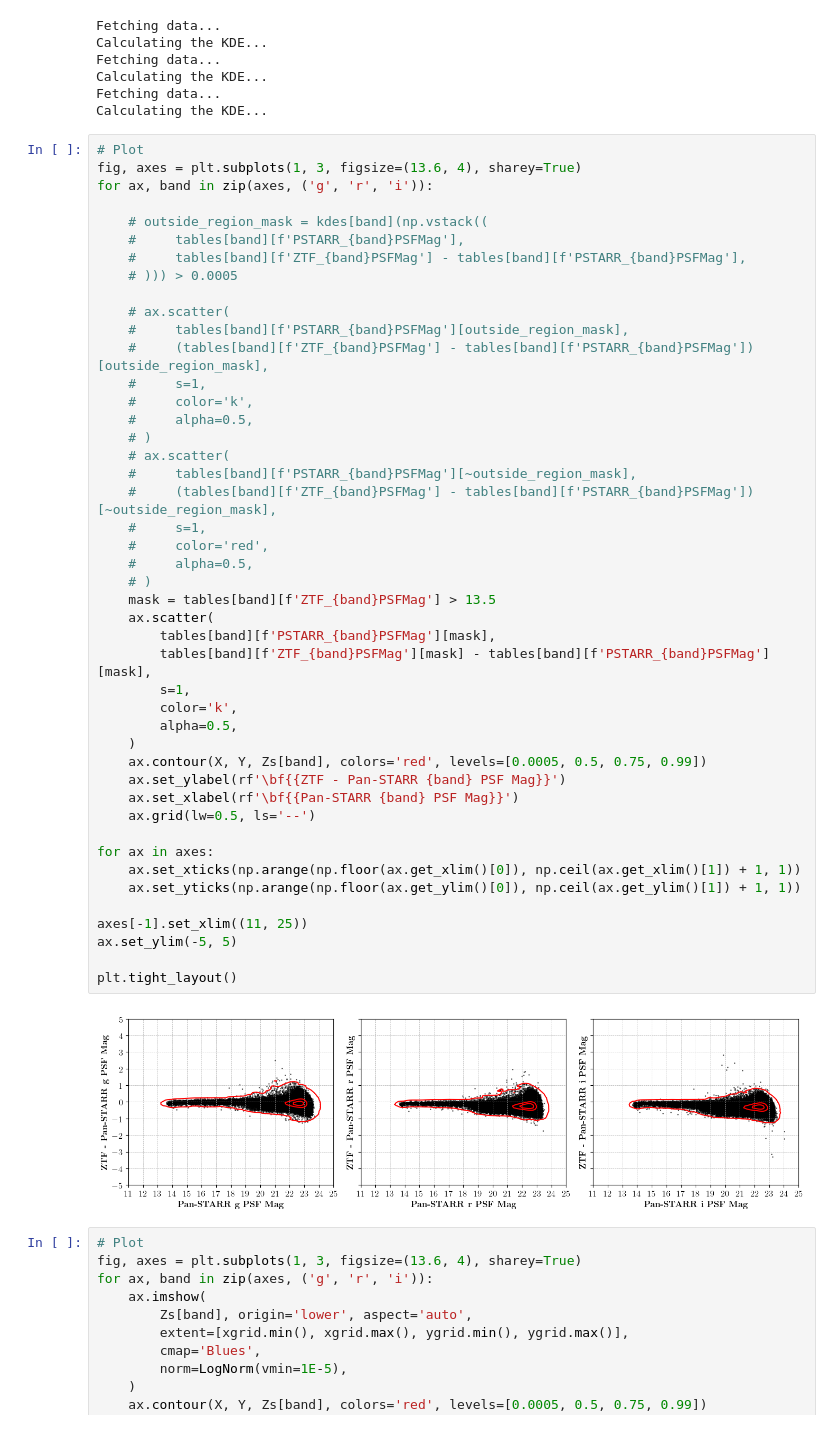
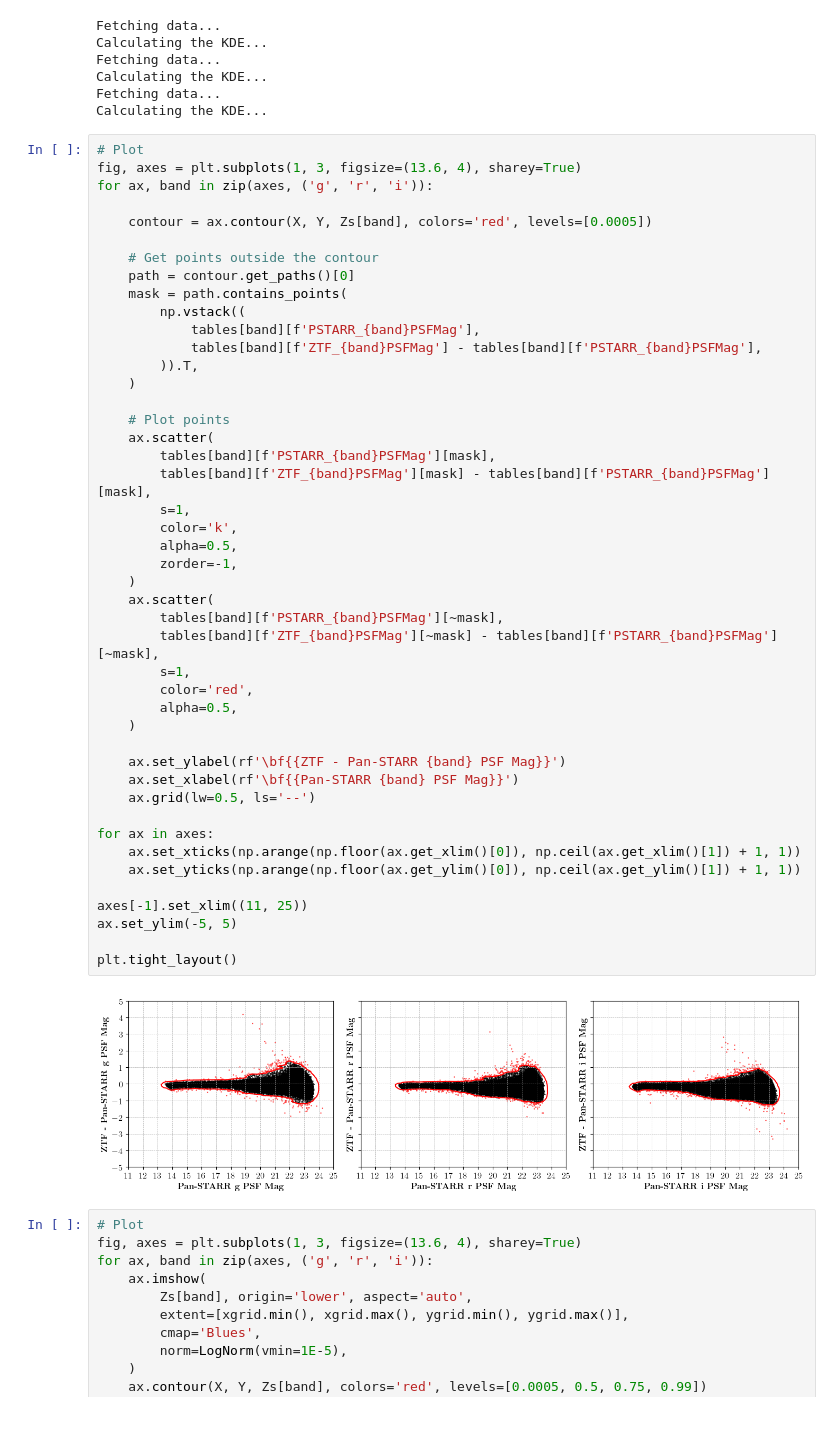
Before and after one commit to Adam-Boesky/long_transients, a Jupyter notebook: Notebooks/calculate_5sigma.ipynb, the cells around one changed output. Saved outputs shown, nothing was run; the diff lists cells and outputs as text.

```diff
--- a/Notebooks/calculate_5sigma.ipynb
+++ b/Notebooks/calculate_5sigma.ipynb
@@ -237,50 +235,50 @@ Calculating the KDE...
 # %%
 # Plot
 fig, axes = plt.subplots(1, 3, figsize=(13.6, 4), sharey=True)
 for ax, band in zip(axes, ('g', 'r', 'i')):
 
-    # outside_region_mask = kdes[band](np.vstack((
-    #     tables[band][f'PSTARR_{band}PSFMag'],
-    #     tables[band][f'ZTF_{band}PSFMag'] - tables[band][f'PSTARR_{band}PSFMag'],
-    # ))) > 0.0005
+    contour = ax.contour(X, Y, Zs[band], colors='red', levels=[0.0005])
 
-    # ax.scatter(
-    #     tables[band][f'PSTARR_{band}PSFMag'][outside_region_mask],
-    #     (tables[band][f'ZTF_{band}PSFMag'] - tables[band][f'PSTARR_{band}PSFMag'])[outside_region_mask],
-    #     s=1,
-    #     color='k',
-    #     alpha=0.5,
-    # )
-    # ax.scatter(
-    #     tables[band][f'PSTARR_{band}PSFMag'][~outside_region_mask],
-    #     (tables[band][f'ZTF_{band}PSFMag'] - tables[band][f'PSTARR_{band}PSFMag'])[~outside_region_mask],
-    #     s=1,
-    #     color='red',
-    #     alpha=0.5,
-    # )
-    mask = tables[band][f'ZTF_{band}PSFMag'] > 13.5
+    # Get points outside the contour
+    path = contour.get_paths()[0]
+    mask = path.contains_points(
+        np.vstack((
+            tables[band][f'PSTARR_{band}PSFMag'],
+            tables[band][f'ZTF_{band}PSFMag'] - tables[band][f'PSTARR_{band}PSFMag'],
+        )).T,
+    )
+
+    # Plot points
     ax.scatter(
         tables[band][f'PSTARR_{band}PSFMag'][mask],
         tables[band][f'ZTF_{band}PSFMag'][mask] - tables[band][f'PSTARR_{band}PSFMag'][mask],
         s=1,
         color='k',
         alpha=0.5,
+        zorder=-1,
     )
-    ax.contour(X, Y, Zs[band], colors='red', levels=[0.0005, 0.5, 0.75, 0.99])
+    ax.scatter(
+        tables[band][f'PSTARR_{band}PSFMag'][~mask],
+        tables[band][f'ZTF_{band}PSFMag'][~mask] - tables[band][f'PSTARR_{band}PSFMag'][~mask],
+        s=1,
+        color='red',
+        alpha=0.5,
+    )
+
     ax.set_ylabel(rf'\bf{{ZTF - Pan-STARR {band} PSF Mag}}')
     ax.set_xlabel(rf'\bf{{Pan-STARR {band} PSF Mag}}')
     ax.grid(lw=0.5, ls='--')
 
 for ax in axes:
     ax.set_xticks(np.arange(np.floor(ax.get_xlim()[0]), np.ceil(ax.get_xlim()[1]) + 1, 1))
     ax.set_yticks(np.arange(np.floor(ax.get_ylim()[0]), np.ceil(ax.get_ylim()[1]) + 1, 1))
 
 axes[-1].set_xlim((11, 25))
 ax.set_ylim(-5, 5)
 
 plt.tight_layout()
 # %% [output]
-[figure, old version]
+[figure, new version]
 # %%
 # Plot
 fig, axes = plt.subplots(1, 3, figsize=(13.6, 4), sharey=True)
```
Also changed, not shown: parts of 9 cells of this notebook, 11 other files.
